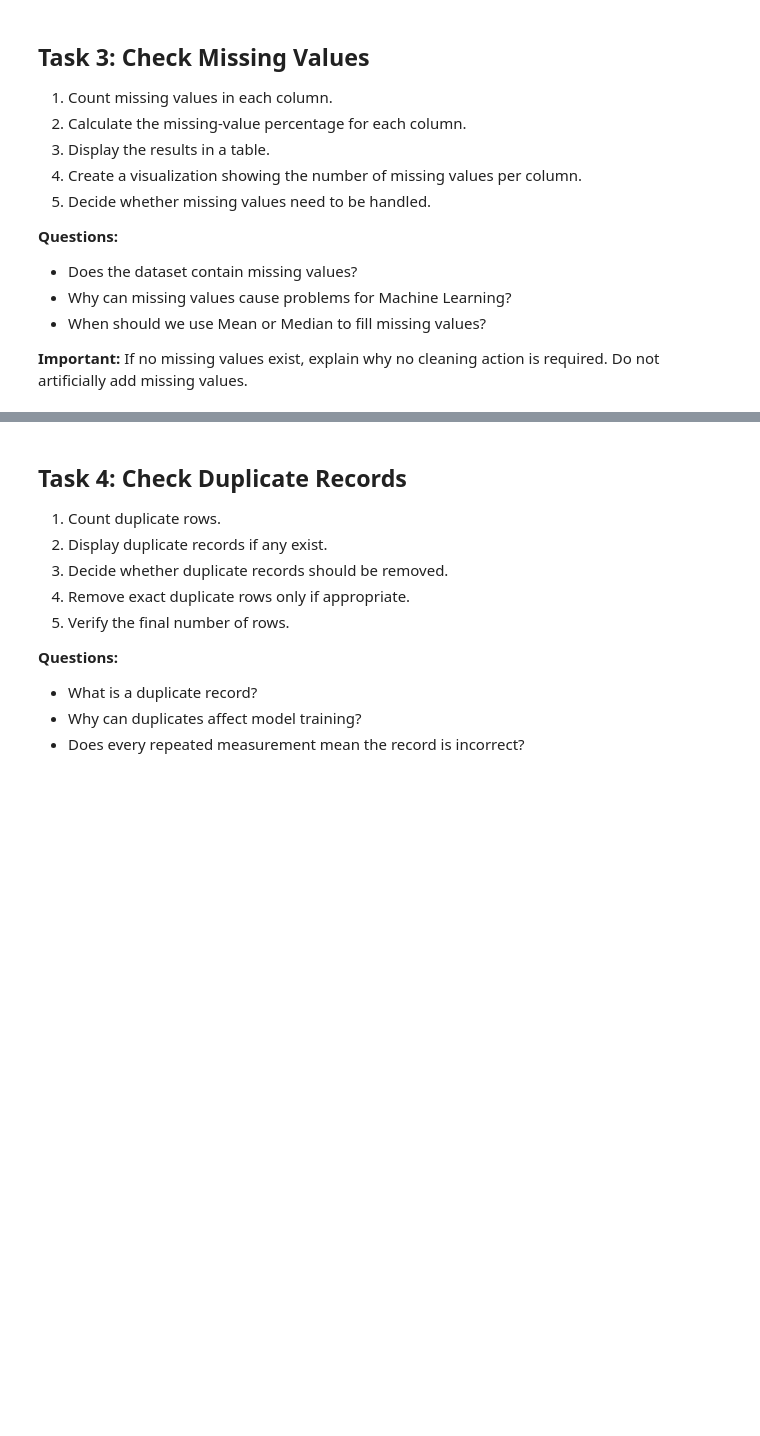
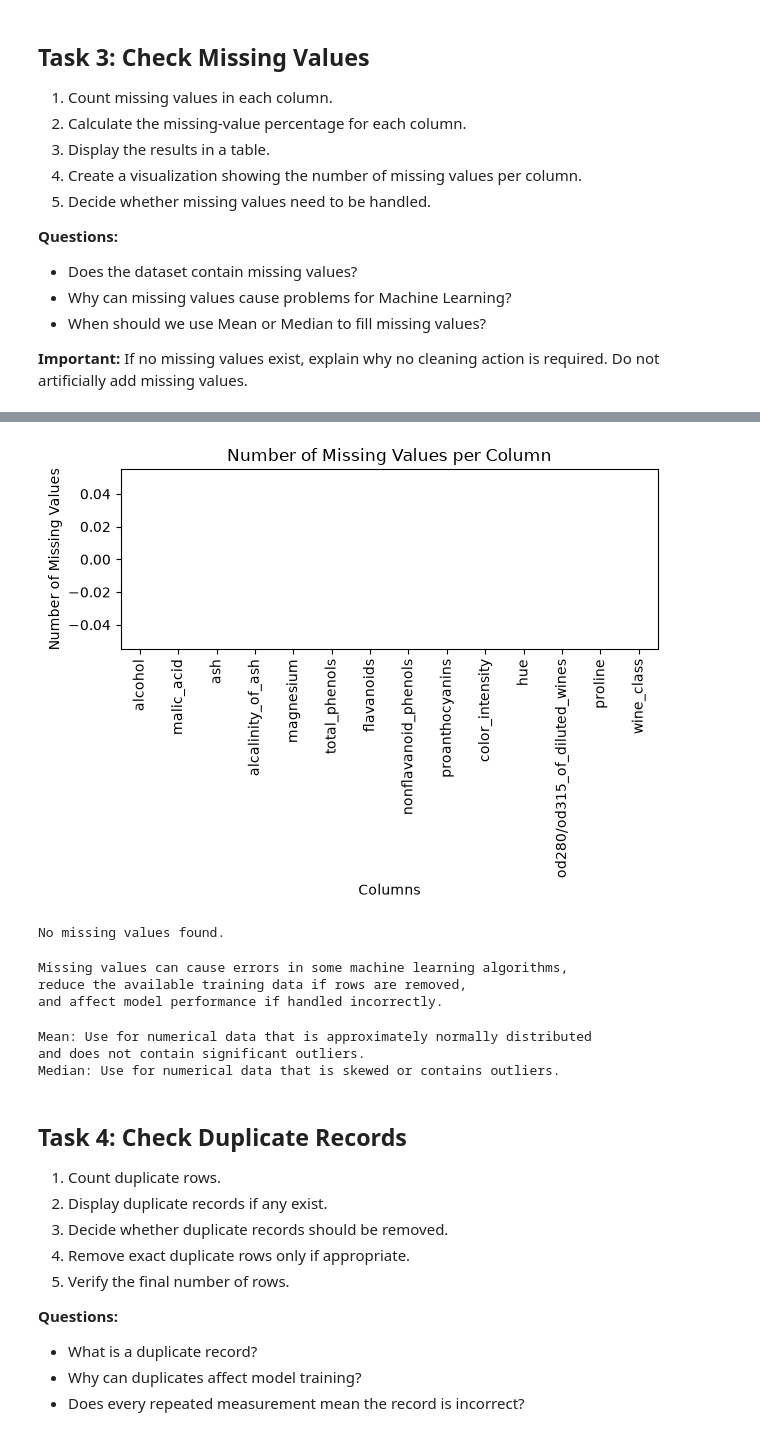
Before and after one commit to alaawaleed712-a11y/DEPI_Task, a Jupyter notebook: Data_Visualization_session_2_Tasks.ipynb, the cells around one changed output, grey strips where cells are left out. Drawn from its saved outputs; the diff is of its cells as text; code cells hidden in the pictures; blank space fills up the shorter version.

```diff
--- a/Data_Visualization_session_2_Tasks.ipynb
+++ b/Data_Visualization_session_2_Tasks.ipynb
@@ -221,3 +279,42 @@ Name: count, dtype: int64
+# %%
+import matplotlib.pyplot as plt
+
+missing_counts = df.isna().sum()
+
+missing_counts.plot(kind="bar")
+
+plt.title("Number of Missing Values per Column")
+plt.xlabel("Columns")
+plt.ylabel("Number of Missing Values")
+plt.xticks(rotation=90)
+plt.tight_layout()
+plt.show()
+# %% [output]
+[figure, added]
+# %%
+if df.isna().sum().sum() == 0:
+    print("No missing values found.")
+else:
+    print("Missing values exist in the dataset.")
+# %% [output]
+No missing values found.
+# %%
+print("Missing values can cause errors in some machine learning algorithms,")
+print("reduce the available training data if rows are removed,")
+print("and affect model performance if handled incorrectly.")
+# %% [output]
+Missing values can cause errors in some machine learning algorithms,
+reduce the available training data if rows are removed,
+and affect model performance if handled incorrectly.
+# %%
+print("Mean: Use for numerical data that is approximately normally distributed")
+print("and does not contain significant outliers.")
+
+print("Median: Use for numerical data that is skewed or contains outliers.")
+# %% [output]
+Mean: Use for numerical data that is approximately normally distributed
+and does not contain significant outliers.
+Median: Use for numerical data that is skewed or contains outliers.
 # %% [markdown]
 ## Task 4: Check Duplicate Records
 
```
Also changed, not shown: parts of 9 cells of this notebook.
